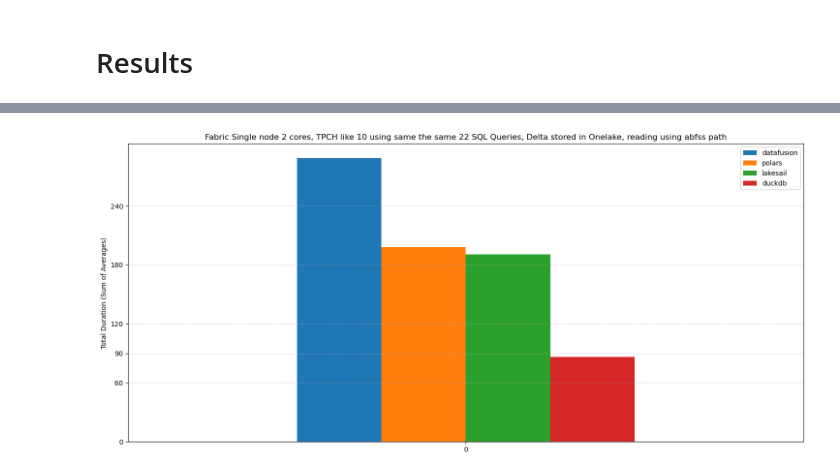
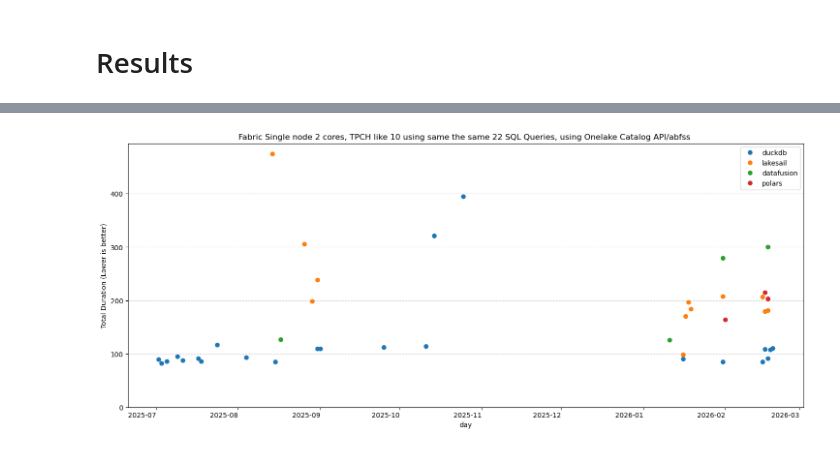
Before and after one commit to djouallah/Fabric_Notebooks_Demo, a Jupyter notebook: analytical/TPCH/latest/TPCH_benchmark.ipynb, the cells around one changed output, grey strips where cells are left out. Cells and saved outputs as stored; diff of their text form; code cells hidden in the pictures.

```diff
--- a/analytical/TPCH/latest/TPCH_benchmark.ipynb
+++ b/analytical/TPCH/latest/TPCH_benchmark.ipynb
@@ -2,13 +2,12 @@
 # Onelake SQL Support test
 Unified notebook supporting multiple engines: chdb, duckdb, lakesail
 # %%
-# Parameters - modify these to configure the benchmark
 SF         =  10
-engine     = 'datafusion'
+engine     = 'duckdb'
 ws         = 'tpch'
 lh         = 'raw'
 base_path  = f'abfss://{ws}@onelake.dfs.fabric.microsoft.com/{lh}.Lakehouse'
-results    = base_path +'/Tables/dbo/resultss'
+results    = f'abfss://sqlengines@onelake.dfs.fabric.microsoft.com/benchmarks.Lakehouse/Tables/dbo/result'
 # %%
 # Save parameters to file for use after Python restart
 import json
@@ -978,17 +950,29 @@ ax =t.plot.bar(rot=0,x='query',title=f"Fabric Single node {core} cores,TPCH{SF},
-# %%
-con.sql("""    CREATE OR REPLACE TEMP TABLE cc AS     SELECT Engine, query, AVG(dur) as dur     FROM raw     GROUP BY ALL """)
-
-# 2. Pivot using SUM to get the total (Sum second)
-# No 'GROUP BY' at the end ensures a single row result
-s = con.sql("""  PIVOT (select *exclude(query) from cc)
-    ON Engine IN ( SELECT Engine FROM cc  GROUP BY Engine ORDER BY SUM(dur) DESC ) USING SUM(dur) """).df()
-ax = s.plot.bar(
-    rot=0,
-    title=f"Fabric Single node {core} cores, TPCH like {SF} using same the same 22 SQL Queries, Delta stored in Onelake, reading using abfss path",
-    ylabel='Total Duration (Sum of Averages)',
-    figsize=(18,8)
-)
-ax.set_yticks([0, 60,90, 120, 180,240])
-ax.grid(axis='y', linestyle='--', alpha=0.5)
-# %% [output]
-[figure, removed]
+# %%
+import duckdb
+con = duckdb.connect()
+raw = con.sql(f"""
+    select Engine,time, query, sf, cpu as core, dur
+    from delta_scan('{results}')
+    where test = 'tpch' and Engine in ('lakesail','duckdb','datafusion','polars')
+    and cpu = {core}
+    """)
+# %%
+con.sql(f"""    CREATE OR REPLACE TEMP TABLE cc AS
+                        SELECT Engine, query, AVG(dur) as dur ,
+                        date_trunc('day', CAST(time AS TIMESTAMP)) AS day
+                        FROM raw  where  sf = {SF}   GROUP BY ALL """)
+
+s = con.sql("""  PIVOT (select *exclude(query) from cc)
+    ON Engine IN ( SELECT Engine FROM cc  GROUP BY Engine ORDER BY SUM(dur) DESC ) USING SUM(dur) """).df()
+ax = s.plot.line(
+    rot=0,
+    style='o',
+    x='day',
+    title=f"Fabric Single node {core} cores, TPCH like {SF} using same the same 22 SQL Queries, using Onelake Catalog API/abfss ",
+    ylabel='Total Duration (Lower is better)',
+    figsize=(18,8)
+)
+ax.set_ylim(bottom=0)
+ax.grid(axis='y', linestyle='--', alpha=0.5)
+# %% [output]
+[figure, added]
```
Also changed, not shown: parts of 18 cells of this notebook.
